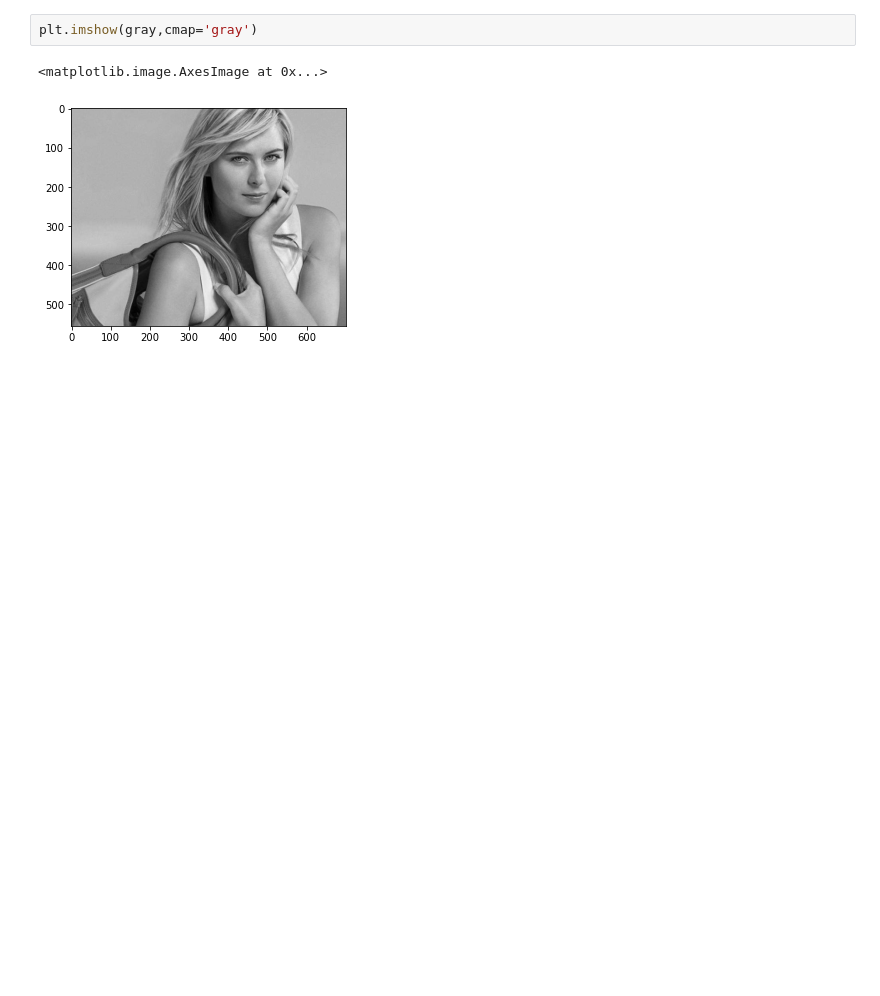
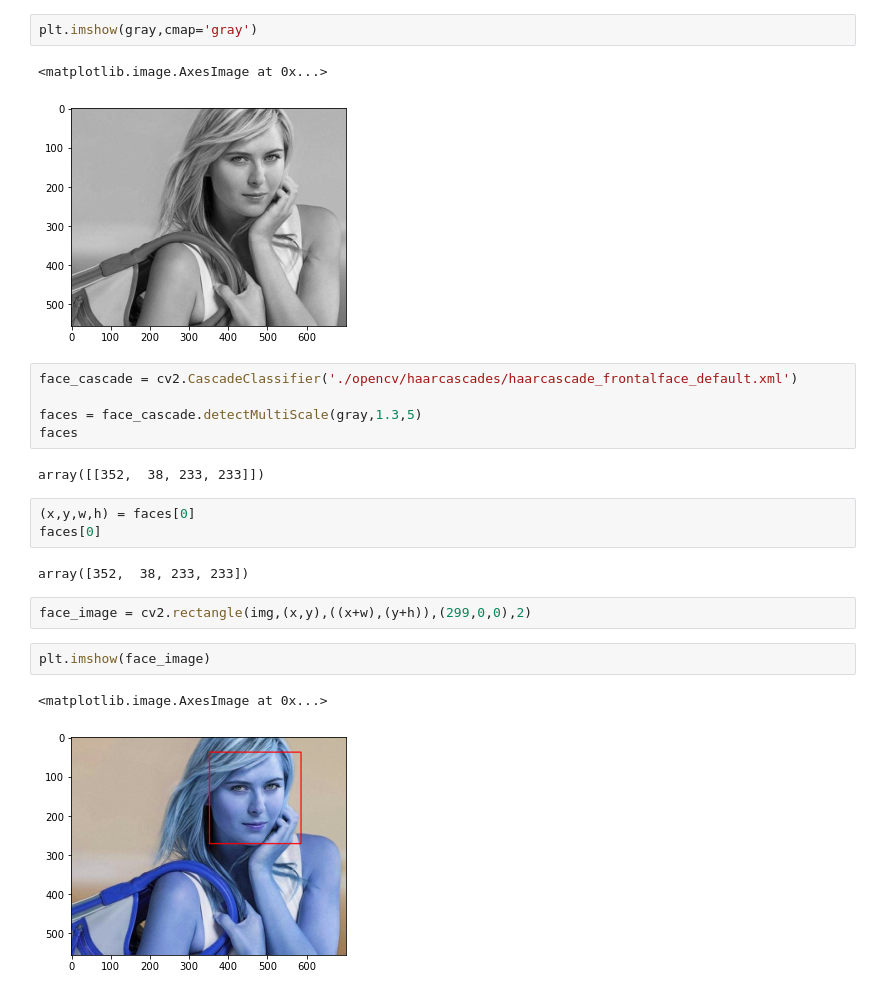
Before and after one commit to sahoodsd/sports_person_classification, a Jupyter notebook: model/sport_person_classifier_model.ipynb, the cells around one changed output. Cells and saved outputs as stored; diff of their text form; blank space fills up the shorter version.

```diff
--- a/model/sport_person_classifier_model.ipynb
+++ b/model/sport_person_classifier_model.ipynb
@@ -34,3 +34,22 @@ plt.imshow(gray,cmap='gray')
 # %% [output]
 <matplotlib.image.AxesImage at 0x...>
 [figure]
+# %%
+face_cascade = cv2.CascadeClassifier('./opencv/haarcascades/haarcascade_frontalface_default.xml')
+
+faces = face_cascade.detectMultiScale(gray,1.3,5)
+faces
+# %% [output]
+array([[352,  38, 233, 233]])
+# %%
+(x,y,w,h) = faces[0]
+faces[0]
+# %% [output]
+array([352,  38, 233, 233])
+# %%
+face_image = cv2.rectangle(img,(x,y),((x+w),(y+h)),(299,0,0),2)
+# %%
+plt.imshow(face_image)
+# %% [output]
+<matplotlib.image.AxesImage at 0x...>
+[figure, added]
```
Also changed, not shown: parts of 1 cell of this notebook.
